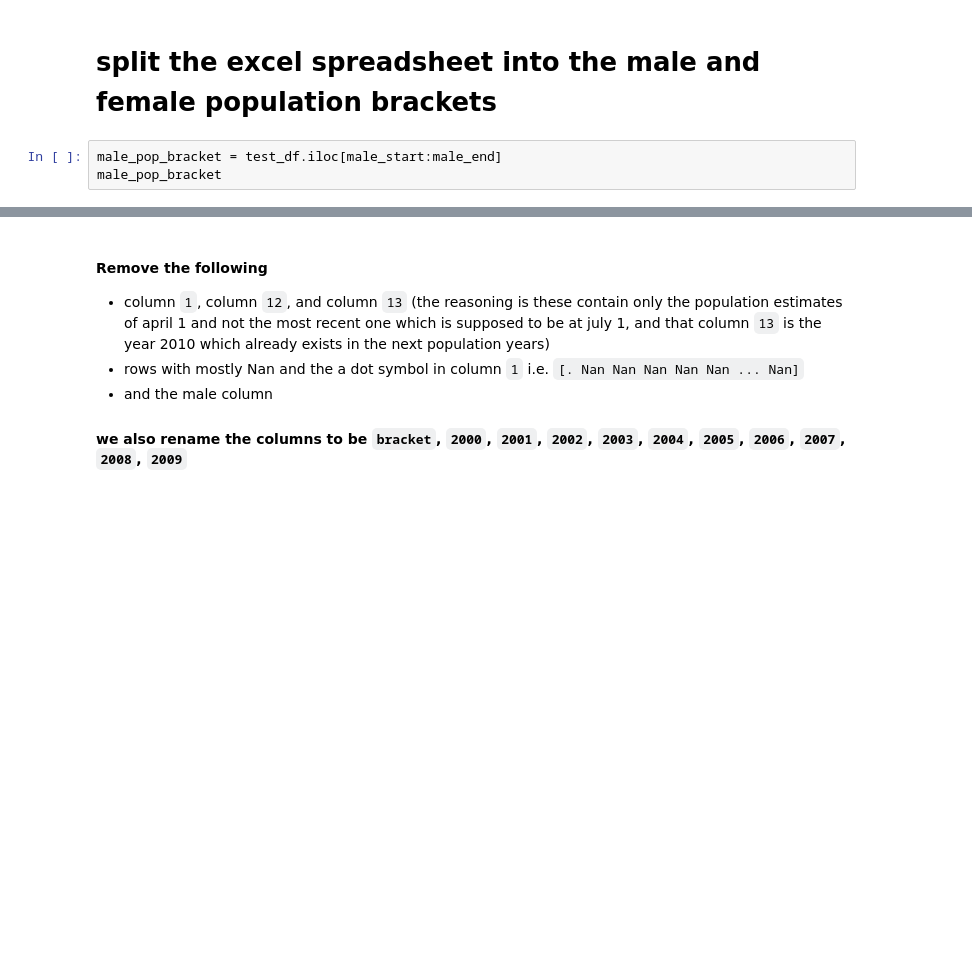
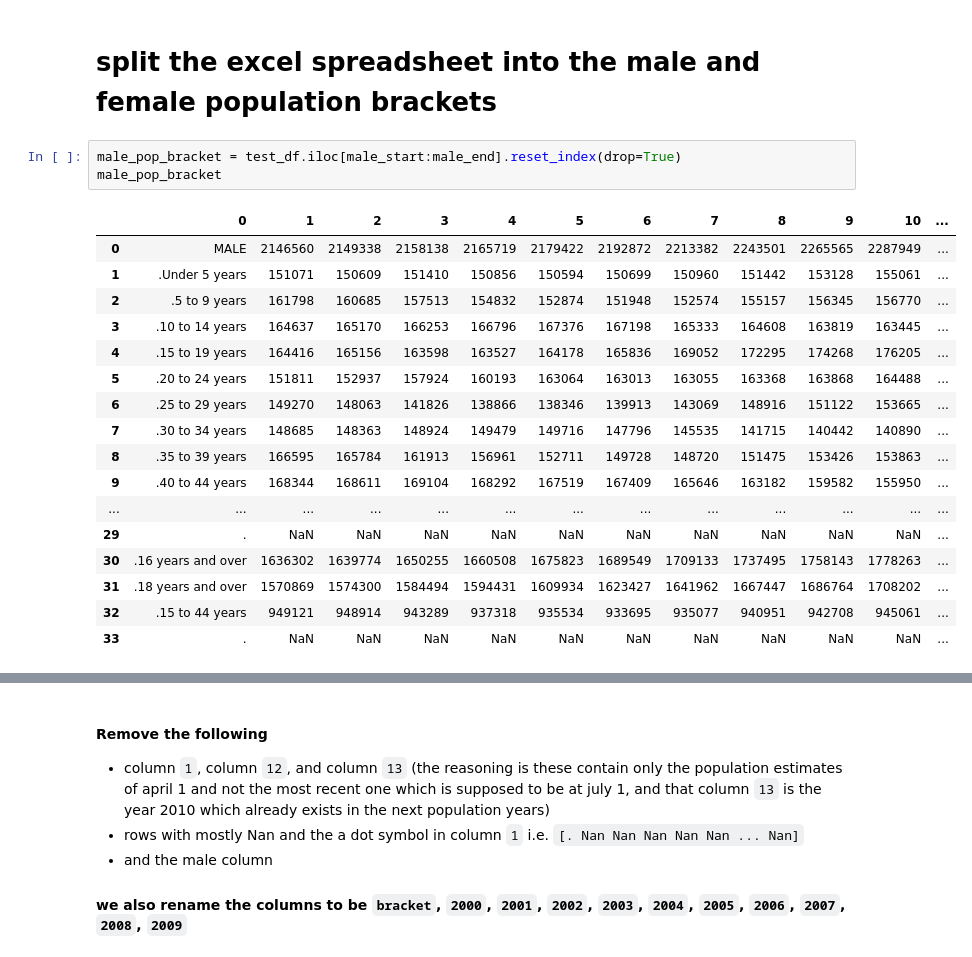
Before and after one commit to 08Aristodemus24/chronic-disease-analyses, a Jupyter notebook: population_modelling.ipynb, the cells around one changed output, grey strips where cells are left out. Cells and saved outputs as stored; diff of their text form; blank space fills up the shorter version.

```diff
--- a/population_modelling.ipynb
+++ b/population_modelling.ipynb
@@ -85,6 +88,24 @@ male_end, female_end
 # %% [markdown]
 # split the excel spreadsheet into the male and female population brackets
 # %%
-male_pop_bracket = test_df.iloc[male_start:male_end]
+male_pop_bracket = test_df.iloc[male_start:male_end].reset_index(drop=True)
 male_pop_bracket
+# %% [output]
+|  | 0 | 1 | 2 | 3 | 4 | 5 | 6 | 7 | 8 | 9 | 10 | ... |
+| 0 | MALE | 2146560 | 2149338 | 2158138 | 2165719 | 2179422 | 2192872 | 2213382 | 2243501 | 2265565 | 2287949 | ... |
+| 1 | .Under 5 years | 151071 | 150609 | 151410 | 150856 | 150594 | 150699 | 150960 | 151442 | 153128 | 155061 | ... |
+| 2 | .5 to 9 years | 161798 | 160685 | 157513 | 154832 | 152874 | 151948 | 152574 | 155157 | 156345 | 156770 | ... |
+| 3 | .10 to 14 years | 164637 | 165170 | 166253 | 166796 | 167376 | 167198 | 165333 | 164608 | 163819 | 163445 | ... |
+| 4 | .15 to 19 years | 164416 | 165156 | 163598 | 163527 | 164178 | 165836 | 169052 | 172295 | 174268 | 176205 | ... |
+| 5 | .20 to 24 years | 151811 | 152937 | 157924 | 160193 | 163064 | 163013 | 163055 | 163368 | 163868 | 164488 | ... |
+| 6 | .25 to 29 years | 149270 | 148063 | 141826 | 138866 | 138346 | 139913 | 143069 | 148916 | 151122 | 153665 | ... |
+| 7 | .30 to 34 years | 148685 | 148363 | 148924 | 149479 | 149716 | 147796 | 145535 | 141715 | 140442 | 140890 | ... |
+| 8 | .35 to 39 years | 166595 | 165784 | 161913 | 156961 | 152711 | 149728 | 148720 | 151475 | 153426 | 153863 | ... |
+| 9 | .40 to 44 years | 168344 | 168611 | 169104 | 168292 | 167519 | 167409 | 165646 | 163182 | 159582 | 155950 | ... |
+| ... | ... | ... | ... | ... | ... | ... | ... | ... | ... | ... | ... | ... |
+| 29 | . | NaN | NaN | NaN | NaN | NaN | NaN | NaN | NaN | NaN | NaN | ... |
+| 30 | .16 years and over | 1636302 | 1639774 | 1650255 | 1660508 | 1675823 | 1689549 | 1709133 | 1737495 | 1758143 | 1778263 | ... |
+| 31 | .18 years and over | 1570869 | 1574300 | 1584494 | 1594431 | 1609934 | 1623427 | 1641962 | 1667447 | 1686764 | 1708202 | ... |
+| 32 | .15 to 44 years | 949121 | 948914 | 943289 | 937318 | 935534 | 933695 | 935077 | 940951 | 942708 | 945061 | ... |
+| 33 | . | NaN | NaN | NaN | NaN | NaN | NaN | NaN | NaN | NaN | NaN | ... |
 # %%
```
Also changed, not shown: parts of 16 cells of this notebook, 3 other files.
